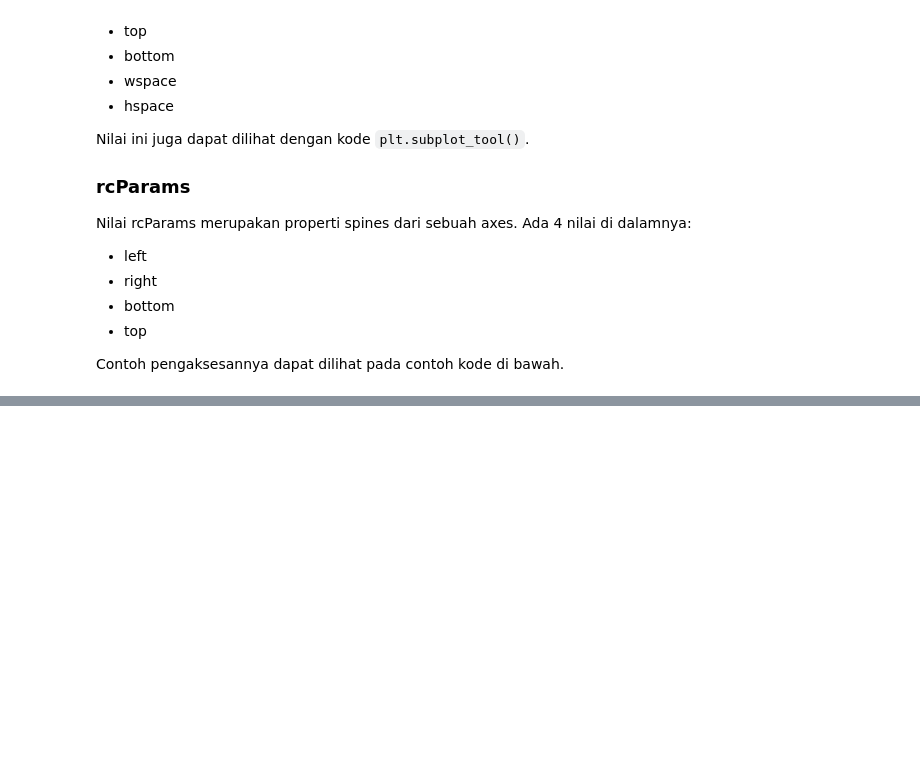
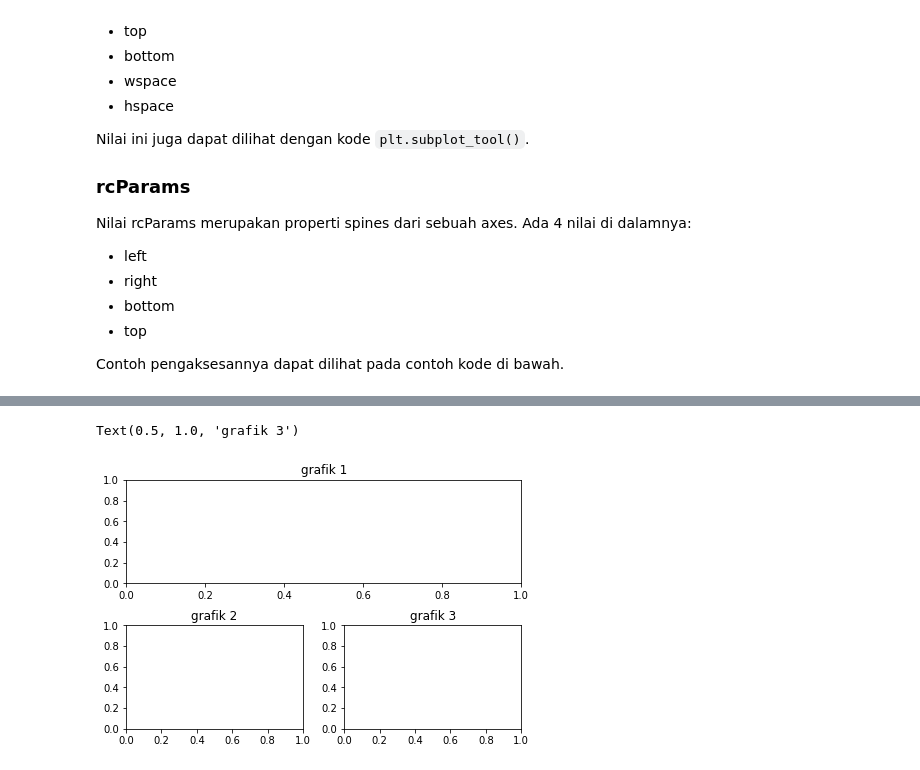
Before and after one commit to golchafun/matplotlib-tutor-note-id, a Jupyter notebook: SubplotMatplotlib.ipynb, the cells around one changed output, grey strips where cells are left out. Drawn from its saved outputs; the diff is of its cells as text; code cells hidden in the pictures; blank space fills up the shorter version.

Commit message:
update gridspec in subplot

```diff
--- a/SubplotMatplotlib.ipynb
+++ b/SubplotMatplotlib.ipynb
@@ -132,0 +142,17 @@ b.spines
+# %%
+import matplotlib.pyplot as plt
+
+fig = plt.figure(constrained_layout=True)
+gs = fig.add_gridspec(2, 2)
+
+f_ax1 = fig.add_subplot(gs[0, :])
+f_ax1.set_title('grafik 1')
+
+f_ax2 = fig.add_subplot(gs[1, 0])
+f_ax2.set_title('grafik 2')
+
+f_ax3 = fig.add_subplot(gs[1, 1])
+f_ax3.set_title('grafik 3')
+# %% [output]
+Text(0.5, 1.0, 'grafik 3')
+[figure, added]
```
Also changed, not shown: parts of 3 cells of this notebook.
